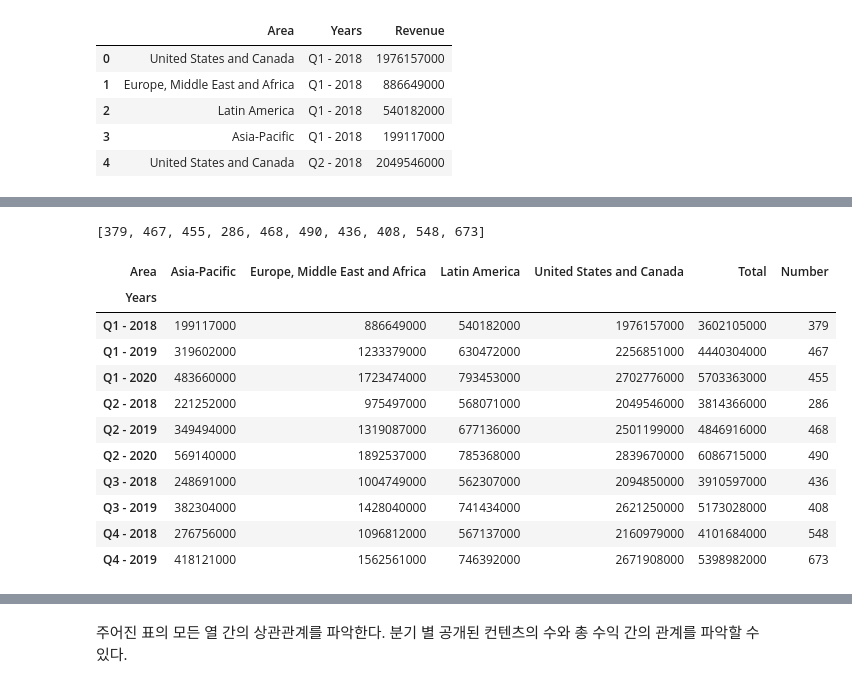
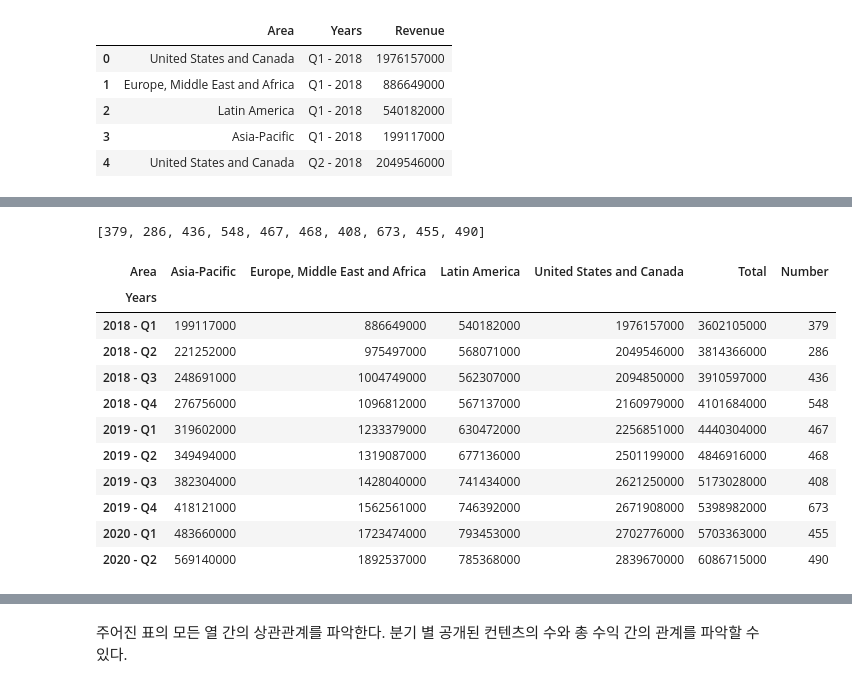
Before and after one commit to Yeyeong99/Aiffel_Datathon, a Jupyter notebook: 4 ott basic eda 1.ipynb, the cells around one changed output, grey strips where cells are left out. Cells and saved outputs as stored; diff of their text form; code cells hidden in the pictures.

```diff
--- a/4 ott basic eda 1.ipynb
+++ b/4 ott basic eda 1.ipynb
@@ -901,5 +902,5 @@ set(net_basic_reven['Years'])
 # %%
-net_reven = net_basic_reven.pivot(index='Area', columns='Years')
+net_reven = net_basic_reven.pivot(index='Years', columns='Area')
 net_reven.columns = net_reven.columns.droplevel(0)
 # %%
 net_reven
@@ -929,6 +920,6 @@ net_reven_t
 # %%
-net_reven_t['Total'] = net_reven_t.sum(axis=1)
-net_reven_t
+net_reven['Total'] = net_reven.sum(axis=1)
+net_reven
 # %% [output]
 | Area | Asia-Pacific | Europe, Middle East and Africa | Latin America | United States and Canada | Total |
 | Years |  |  |  |  |  |
@@ -945,12 +936,14 @@ net_reven_t
 # %%
 quarter_dict_all = dict(net_basic['quarter_added'].value_counts())
-quarter_dict_all = sorted(quarter_dict_all.items())
-del quarter_dict_all[0] # No data 삭제
+del quarter_dict_all['No Data']
 
 years = [2018, 2019, 2020]
 quarter_dict = {}
-for i, k in quarter_dict_all:
-    if int(i.split(' - ')[1]) in years:
+for i, k in quarter_dict_all.items():
+    if int(i.split(' - ')[0]) in years:
         quarter_dict[i] = k
-quarter_dict
+
+quarter_list_all = sorted(quarter_dict.items())
+quarter_list = quarter_list_all[:-2] # 2020년 3분기, 4분기 제외
+quarter_list
 # %% [output]
@@ -985,22 +960,22 @@ quarter_dict
-# %%
-quarter_values = list(quarter_dict.values())
-quarter_values
-# %% [output]
-[379, 467, 455, 286, 468, 490, 436, 408, 548, 673]
+# %%
+quarter_values = list(map(lambda x: x[1], quarter_list))
+quarter_values
+# %% [output]
+[379, 286, 436, 548, 467, 468, 408, 673, 455, 490]
 # %%
-net_reven_t['Number'] = quarter_values
-net_reven_t
+net_reven['Number'] = quarter_values
+net_reven
 # %% [output]
 | Area | Asia-Pacific | Europe, Middle East and Africa | Latin America | United States and Canada | Total | Number |
 | Years |  |  |  |  |  |  |
-| Q1 - 2018 | 199117000 | 886649000 | 540182000 | 1976157000 | 3602105000 | 379 |
-| Q1 - 2019 | 319602000 | 1233379000 | 630472000 | 2256851000 | 4440304000 | 467 |
-| Q1 - 2020 | 483660000 | 1723474000 | 793453000 | 2702776000 | 5703363000 | 455 |
-| Q2 - 2018 | 221252000 | 975497000 | 568071000 | 2049546000 | 3814366000 | 286 |
-| Q2 - 2019 | 349494000 | 1319087000 | 677136000 | 2501199000 | 4846916000 | 468 |
-| Q2 - 2020 | 569140000 | 1892537000 | 785368000 | 2839670000 | 6086715000 | 490 |
-| Q3 - 2018 | 248691000 | 1004749000 | 562307000 | 2094850000 | 3910597000 | 436 |
-| Q3 - 2019 | 382304000 | 1428040000 | 741434000 | 2621250000 | 5173028000 | 408 |
-| Q4 - 2018 | 276756000 | 1096812000 | 567137000 | 2160979000 | 4101684000 | 548 |
-| Q4 - 2019 | 418121000 | 1562561000 | 746392000 | 2671908000 | 5398982000 | 673 |
+| 2018 - Q1 | 199117000 | 886649000 | 540182000 | 1976157000 | 3602105000 | 379 |
+| 2018 - Q2 | 221252000 | 975497000 | 568071000 | 2049546000 | 3814366000 | 286 |
+| 2018 - Q3 | 248691000 | 1004749000 | 562307000 | 2094850000 | 3910597000 | 436 |
+| 2018 - Q4 | 276756000 | 1096812000 | 567137000 | 2160979000 | 4101684000 | 548 |
+| 2019 - Q1 | 319602000 | 1233379000 | 630472000 | 2256851000 | 4440304000 | 467 |
+| 2019 - Q2 | 349494000 | 1319087000 | 677136000 | 2501199000 | 4846916000 | 468 |
+| 2019 - Q3 | 382304000 | 1428040000 | 741434000 | 2621250000 | 5173028000 | 408 |
+| 2019 - Q4 | 418121000 | 1562561000 | 746392000 | 2671908000 | 5398982000 | 673 |
+| 2020 - Q1 | 483660000 | 1723474000 | 793453000 | 2702776000 | 5703363000 | 455 |
+| 2020 - Q2 | 569140000 | 1892537000 | 785368000 | 2839670000 | 6086715000 | 490 |
 # %%
```
Also changed, not shown: parts of 23 cells of this notebook.
